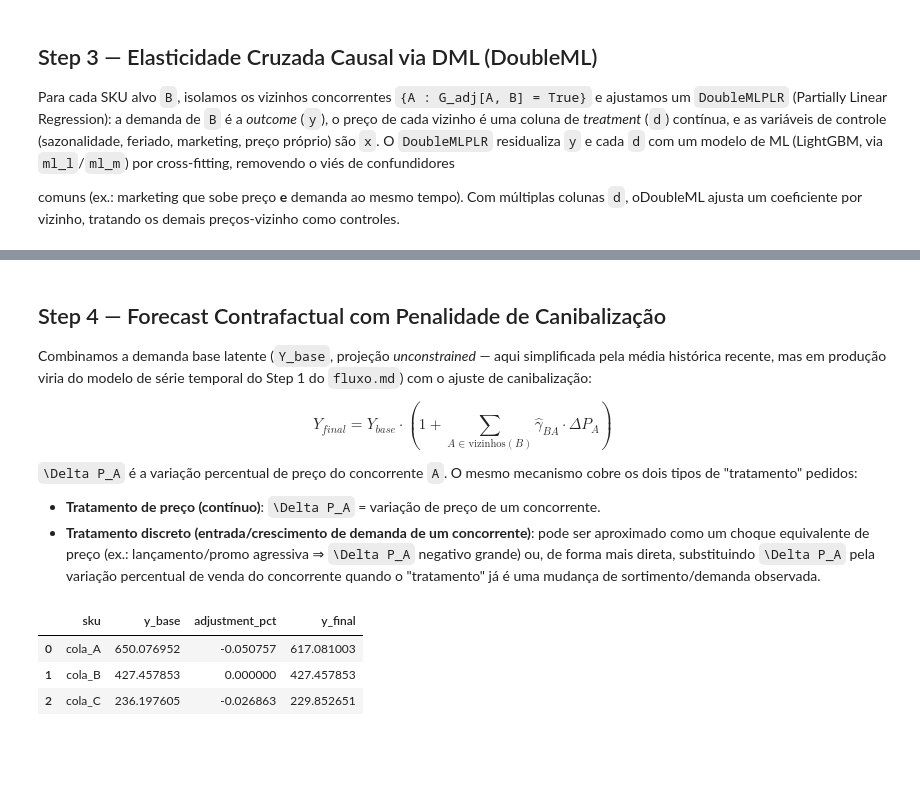
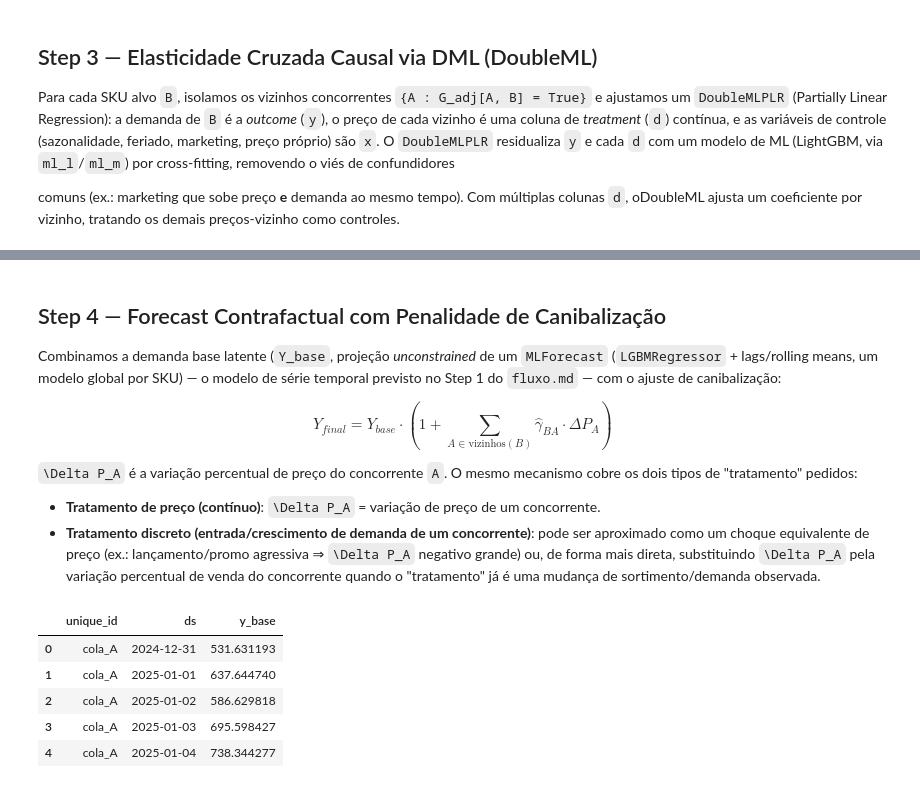
Before and after one commit to heylucasleao/forecasting, a Jupyter notebook: 8.cycle_demand.ipynb, the cells around one changed output, grey strips where cells are left out. Cells and saved outputs as stored; diff of their text form; code cells hidden in the pictures; blank space fills up the shorter version.

```diff
--- a/8.cycle_demand.ipynb
+++ b/8.cycle_demand.ipynb
@@ -301,9 +301,9 @@ plt.show()
 # %% [markdown]
 ## Step 4 — Forecast Contrafactual com Penalidade de Canibalização
 
-Combinamos a demanda base latente (`Y_base`, projeção *unconstrained* — aqui simplificada pela
-média histórica recente, mas em produção viria do modelo de série temporal do Step 1 do
-`fluxo.md`) com o ajuste de canibalização:
+Combinamos a demanda base latente (`Y_base`, projeção *unconstrained* de um `MLForecast`
+(`LGBMRegressor` + lags/rolling means, um modelo global por SKU) — o modelo de série temporal
+previsto no Step 1 do `fluxo.md` — com o ajuste de canibalização:
 
 $$Y_{final} = Y_{base} \cdot \left(1 + \sum_{A \in \text{vizinhos}(B)} \hat{\gamma}_{BA} \cdot \Delta P_A \right)$$
 
@@ -316,35 +316,28 @@ tipos de "tratamento" pedidos:
   grande) ou, de forma mais direta, substituindo `\Delta P_A` pela variação percentual de venda do
   concorrente quando o "tratamento" já é uma mudança de sortimento/demanda observada.
 # %%
-def counterfactual_forecast(
-    y_base: dict[str, float],
-    price_shocks: dict[str, float],
-    gamma_matrix: pd.DataFrame,
-) -> pd.DataFrame:
-    """Apply the cannibalization penalty: Y_final = Y_base * (1 + sum gamma_BA * delta_P_A)."""
-    rows = []
-    for target in gamma_matrix.index:
-        adjustment = sum(
-            gamma_matrix.loc[target, neighbor] * price_shocks.get(neighbor, 0.0)
-            for neighbor in gamma_matrix.columns
-            if neighbor != target
-        )
-        y_final = y_base[target] * (1 + adjustment)
-        rows.append(
-            {"sku": target, "y_base": y_base[target], "adjustment_pct": adjustment, "y_final": y_final}
-        )
-    return pd.DataFrame(rows)
+from mlforecast import MLForecast
+from mlforecast.lag_transforms import RollingMean
 
+HORIZON = 28
 
-y_base = panel.groupby("sku")["demand"].tail(28).groupby(panel["sku"]).mean().to_dict()
+mlf_panel = panel.rename(columns={"sku": "unique_id", "date": "ds", "demand": "y"})[["unique_id", "ds", "y"]]
 
-# Cenário: cola_B entra em promoção agressiva (-15% de preço); demais preços inalterados
-scenario_price_shocks = {"cola_B": -0.15}
+mlf = MLForecast(
+    models=[LGBMRegressor(n_estimators=200, max_depth=4, verbose=-1, random_state=0)],
+    freq="D",
+    lags=[1, 7, 14, 28],
+    lag_transforms={7: [RollingMean(window_size=7)], 28: [RollingMean(window_size=28)]},
+    date_features=["dayofweek", "month"],
+)
+mlf.fit(mlf_panel)
 
-forecast_df = counterfactual_forecast(y_base, scenario_price_shocks, gamma_matrix)
-forecast_df
+y_base_df = mlf.predict(HORIZON).rename(columns={"LGBMRegressor": "y_base"})
+y_base_df.head()
 # %% [output]
-|  | sku | y_base | adjustment_pct | y_final |
-| 0 | cola_A | 650.076952 | -0.050757 | 617.081003 |
-| 1 | cola_B | 427.457853 | 0.000000 | 427.457853 |
-| 2 | cola_C | 236.197605 | -0.026863 | 229.852651 |
+|  | unique_id | ds | y_base |
+| 0 | cola_A | 2024-12-31 | 531.631193 |
+| 1 | cola_A | 2025-01-01 | 637.644740 |
+| 2 | cola_A | 2025-01-02 | 586.629818 |
+| 3 | cola_A | 2025-01-03 | 695.598427 |
+| 4 | cola_A | 2025-01-04 | 738.344277 |
```
Also changed, not shown: parts of 4 cells of this notebook.
